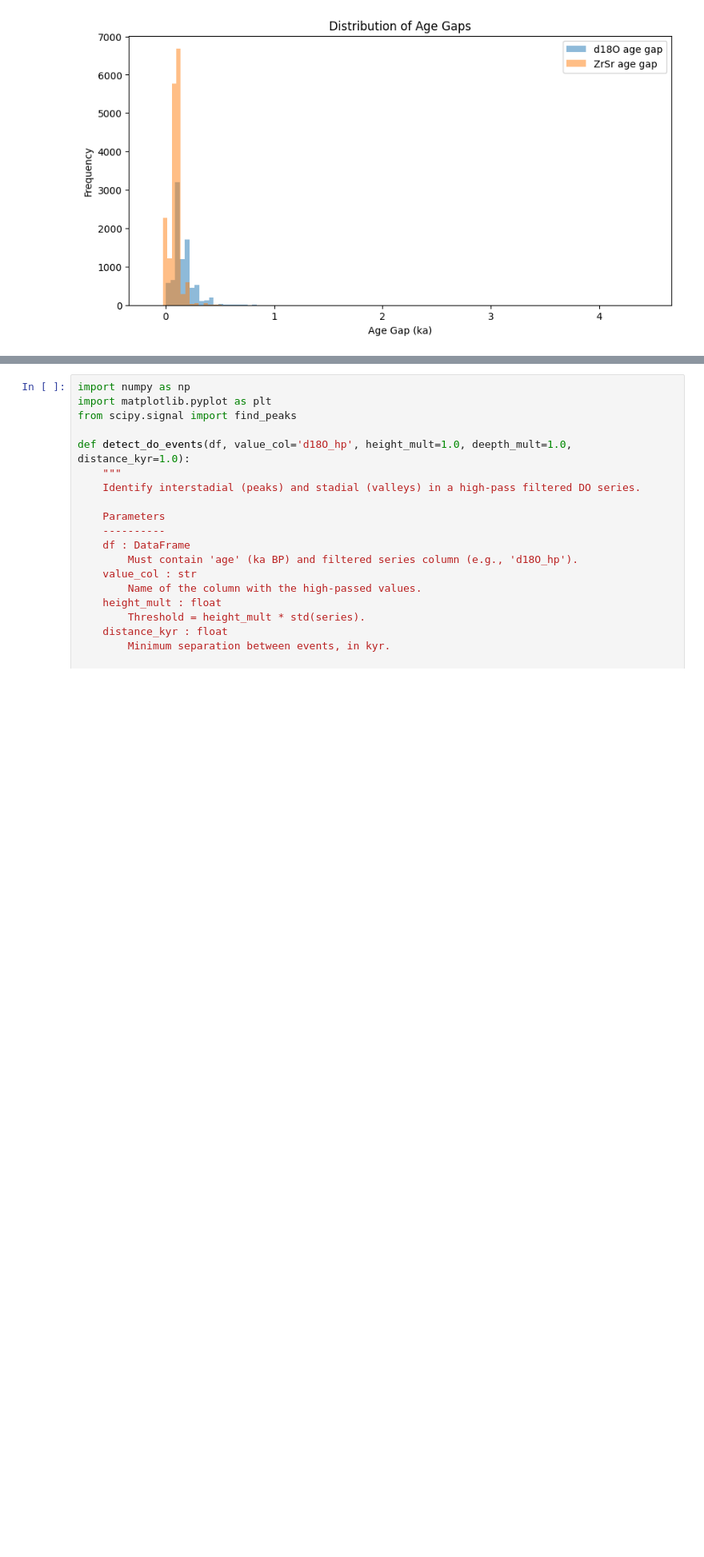
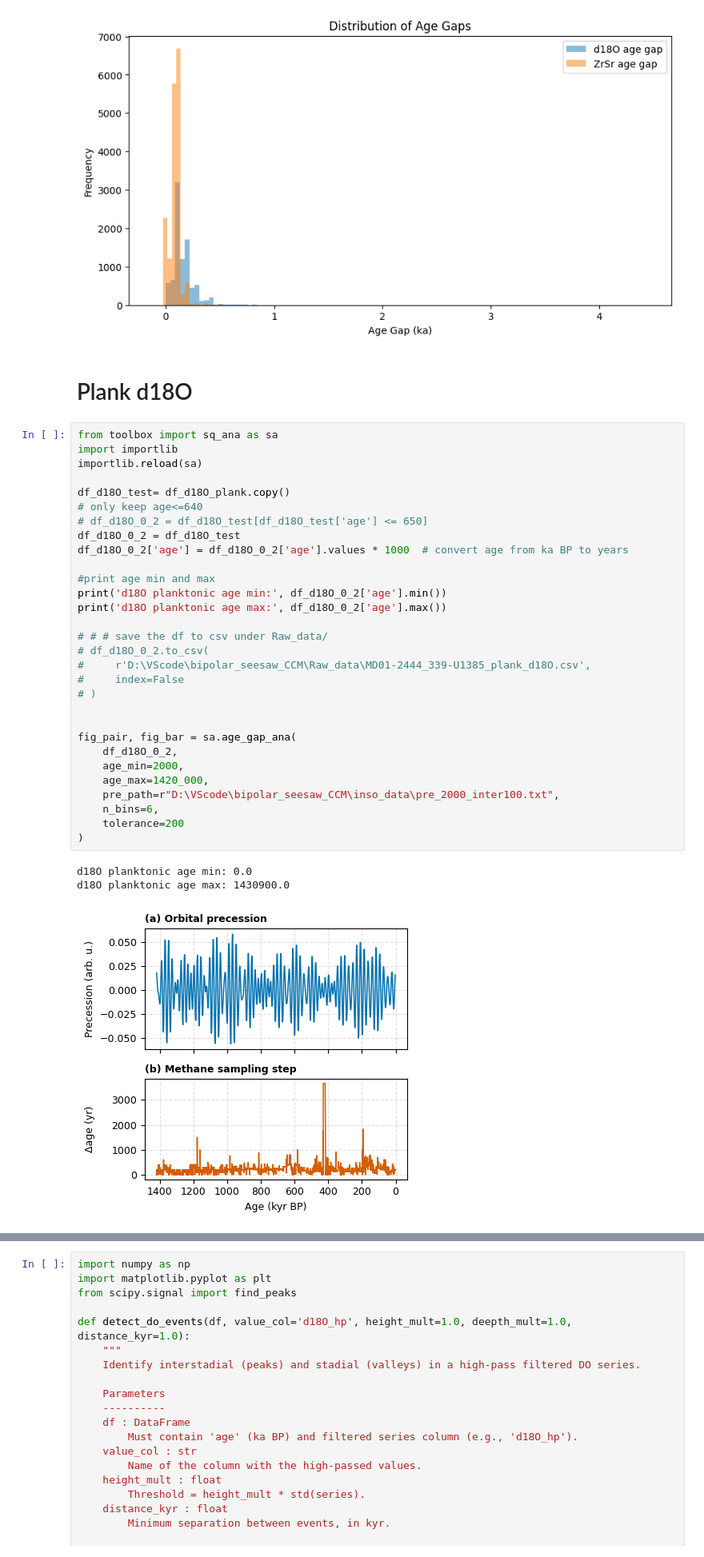
Before and after one commit to Peisong-Zheng/bipolar_seesaw_CCM, a Jupyter notebook: David_repeat.ipynb, the cells around one changed output, grey strips where cells are left out. Shown at 80% size. Saved outputs shown, nothing was run; the diff lists cells and outputs as text; blank space fills up the shorter version.

```diff
--- a/David_repeat.ipynb
+++ b/David_repeat.ipynb
@@ -125,3 +143,39 @@ plt.legend()
 plt.show()
 # %% [output]
 [figure]
+# %% [markdown]
+# Plank d18O
+# %%
+from toolbox import sq_ana as sa
+import importlib
+importlib.reload(sa)
+
+df_d18O_test= df_d18O_plank.copy()
+# only keep age<=640
+# df_d18O_0_2 = df_d18O_test[df_d18O_test['age'] <= 650]
+df_d18O_0_2 = df_d18O_test
+df_d18O_0_2['age'] = df_d18O_0_2['age'].values * 1000  # convert age from ka BP to years
+
+#print age min and max
+print('d18O planktonic age min:', df_d18O_0_2['age'].min())
+print('d18O planktonic age max:', df_d18O_0_2['age'].max())
+
+# # # save the df to csv under Raw_data/
+# df_d18O_0_2.to_csv(
+#     r'D:\VScode\bipolar_seesaw_CCM\Raw_data\MD01-2444_339-U1385_plank_d18O.csv',
+#     index=False
+# )
+
+
+fig_pair, fig_bar = sa.age_gap_ana(
+    df_d18O_0_2,
+    age_min=2000,
+    age_max=1420_000,
+    pre_path=r"D:\VScode\bipolar_seesaw_CCM\inso_data\pre_2000_inter100.txt",
+    n_bins=6,
+    tolerance=200
+)
+# %% [output]
+d18O planktonic age min: 0.0
+d18O planktonic age max: 1430900.0
+[figure, added]
```
Also changed, not shown: parts of 6 cells of this notebook, 15 other files.
